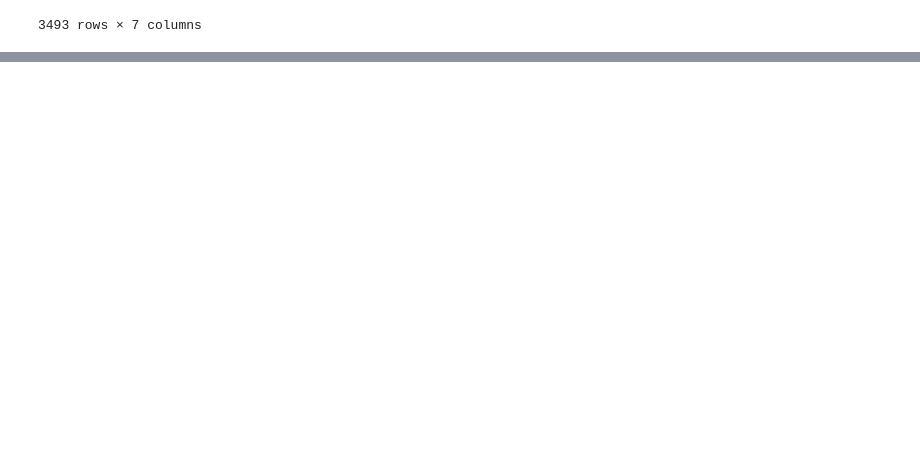
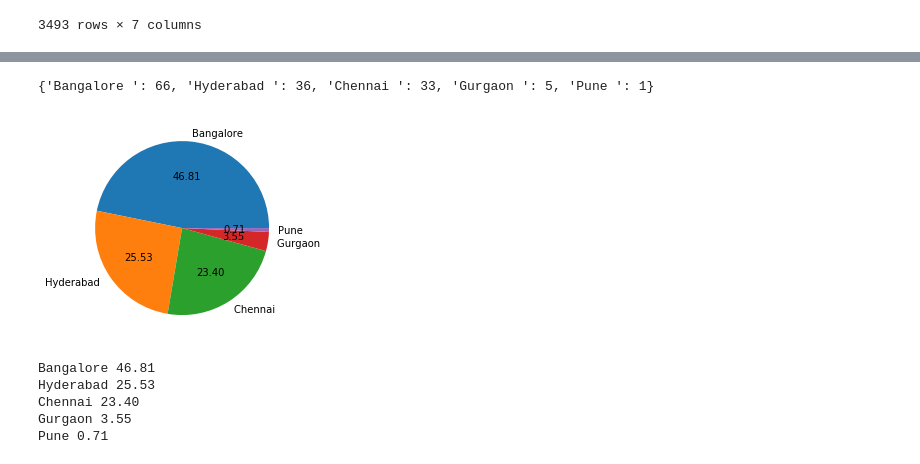
Before and after one commit to pradnyesh45/Data-Science, a Jupyter notebook: Matplotlib problems.ipynb, the cells around one changed output, grey strips where cells are left out. Cells and saved outputs as stored; diff of their text form; code cells hidden in the pictures; blank space fills up the shorter version.

```diff
--- a/Matplotlib problems.ipynb
+++ b/Matplotlib problems.ipynb
@@ -20,0 +179,3 @@ df
+# %%
+location = df.location.tolist()
+location
@@ -20,0 +200,6 @@ df
+# %%
+indian_cities = []
+for i in location:
+    if (i[0] == 'I' and i[1] == 'N'):
+        indian_cities.append(i)
+indian_cities
@@ -20,0 +224,5 @@ df
+# %%
+cities = []
+for i in indian_cities:
+    cities.append(i[8:])
+cities
@@ -20,0 +247,32 @@ df
+# %%
+mapping = {}
+for i in cities:
+    if i in mapping:
+        mapping[i] += 1
+    else:
+        mapping[i] = 1
+mapping
+# %% [output]
+{'Bangalore ': 66, 'Hyderabad ': 36, 'Chennai ': 33, 'Gurgaon ': 5, 'Pune ': 1}
+# %%
+city = []
+percentage = []
+for i in mapping:
+    city.append(i)
+    percentage.append(mapping[i])
+plt.pie(percentage, labels = city, autopct = "%1.2f")
+plt.show()
+# %% [output]
+[figure, added]
+# %%
+print('Bangalore', 46.81)
+print('Hyderabad', 25.53)
+print('Chennai', "%.2f"%(23.40))
+print('Gurgaon', 3.55)
+print('Pune', 0.71)
+# %% [output]
+Bangalore 46.81
+Hyderabad 25.53
+Chennai 23.40
+Gurgaon 3.55
+Pune 0.71
```
Also changed, not shown: parts of 17 cells of this notebook.
